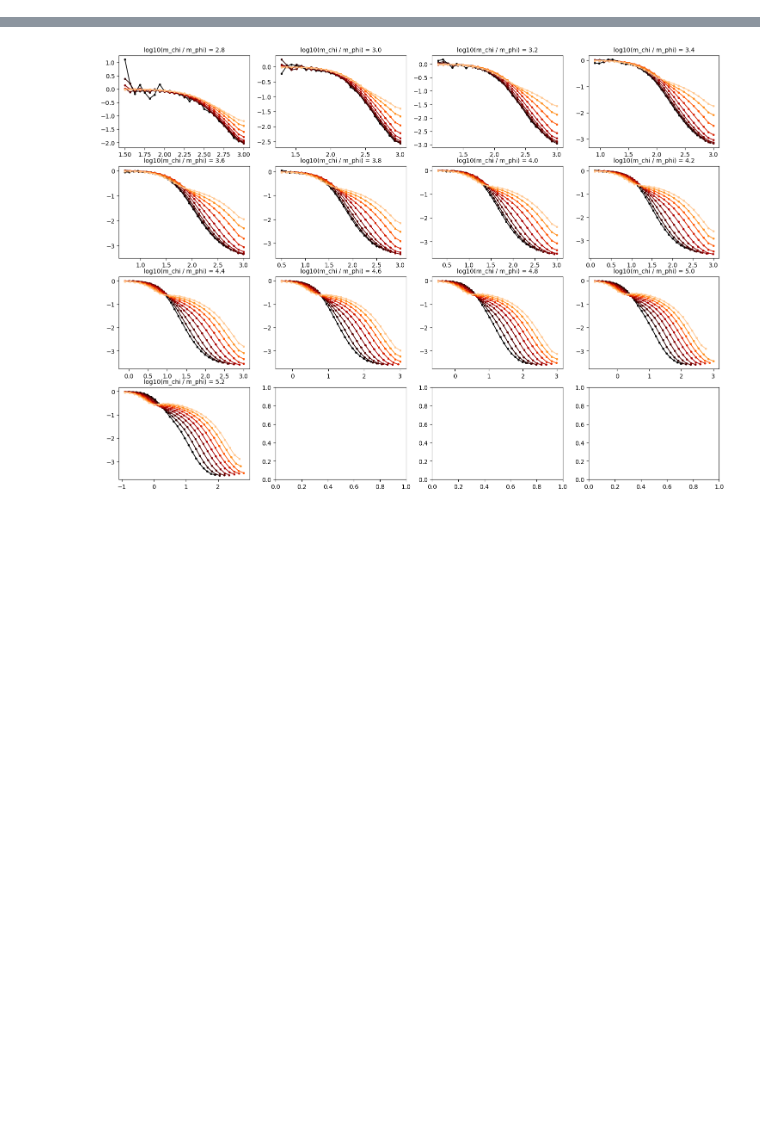
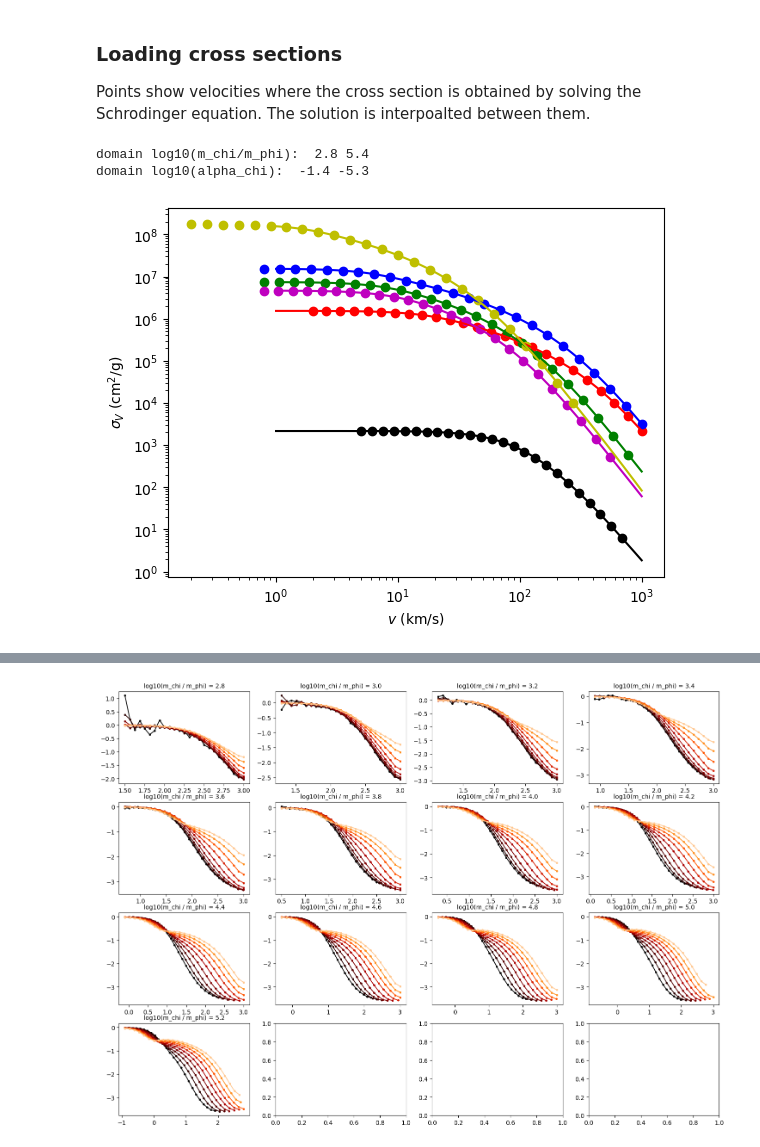
Before and after one commit to dangilman/pykawa, a Jupyter notebook: notebooks/repulsive_yukawa_tabulated.ipynb, the cells around one changed output, grey strips where cells are left out. Drawn from its saved outputs; the diff is of its cells as text; code cells hidden in the pictures; blank space fills up the shorter version.

```diff
--- a/notebooks/repulsive_yukawa_tabulated.ipynb
+++ b/notebooks/repulsive_yukawa_tabulated.ipynb
@@ -5,0 +30,39 @@ import matplotlib.pyplot as plt
+# %% [markdown]
+### Loading cross sections
+
+Points show velocities where the cross section is obtained by solving the Schrodinger equation. The solution is interpoalted between them.
+# %%
+log10_mass_ratio_plot = [3.6, 4.0, 4.4, 4.4, 4.4, 5.0]
+log10_alpha_plot = [-4.1, -2.6, -2.6, -3.2, -3.5, -3.5]
+v_extended = np.logspace(0, 3, 100)
+cols = ['k', 'r', 'b', 'g', 'm', 'y']
+v_ref = 10 # km/sec
+cross_section_type='VISCOSITY'
+cross_section_interpolator, _, log10_mass_ratio_values, log10alpha_values = make_cross_section_interpolator('REPULSIVE_YUKAWA',
+                                                                                                            v_ref=v_ref,
+                                                                                                           cross_section_type=cross_section_type)
+
+print('domain log10(m_chi/m_phi): ', log10_mass_ratio_values[0], log10_mass_ratio_values[-1])
+print('domain log10(alpha_chi): ', log10alpha_values[0], log10alpha_values[-1])
+# note that exact solutions for the models with log10(alpha) > -2.0 only reach ~100 km/sec because too many partial waves are required.
+# if exact solutions are required out to a few hundred km/sec, it is recommended to use log10(alpha) < -2.0 models
+
+for i, (log10_mass_ratio, log10_alpha) in enumerate(zip(log10_mass_ratio_plot, log10_alpha_plot)):
+    v_grid, phases = get_phases(log10_mass_ratio, log10_alpha, 'REPULSIVE_YUKAWA')
+    cross = CrossSection.from_phase_shifts(
+        v_grid, phases, 'VISCOSITY', log10_alpha, log10_mass_ratio
+    )
+    v_lin = 10 ** v_grid
+    sigma_exact = cross(v_lin, None)
+
+    plt.scatter(v_lin, sigma_exact, color=cols[i])
+    plt.loglog(v_extended, cross_section_interpolator(v_extended, None, log10_alpha, log10_mass_ratio),
+              color=cols[i])
+
+plt.xlabel(r'$v$ (km/s)')
+plt.ylabel(r'$\sigma_V$ (cm$^2$/g)')
+plt.show()
+# %% [output]
+domain log10(m_chi/m_phi):  2.8 5.4
+domain log10(alpha_chi):  -1.4 -5.3
+[figure, added]
```
Also changed, not shown: parts of 10 cells of this notebook, 10 other files.
